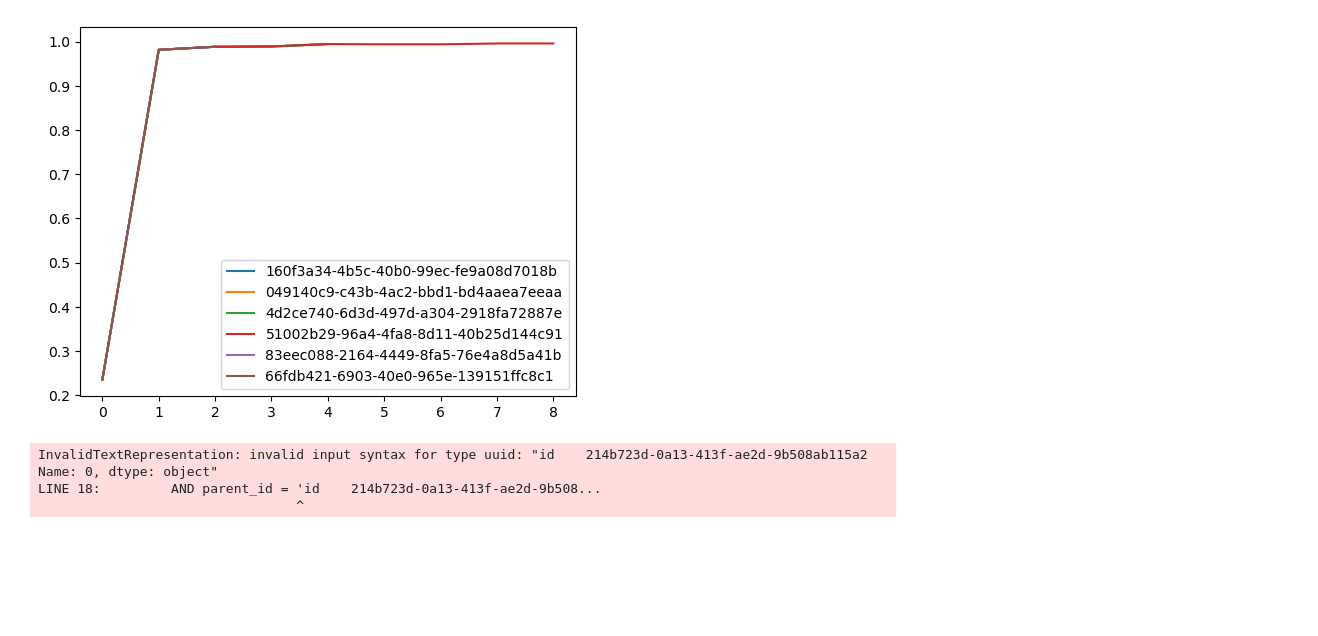
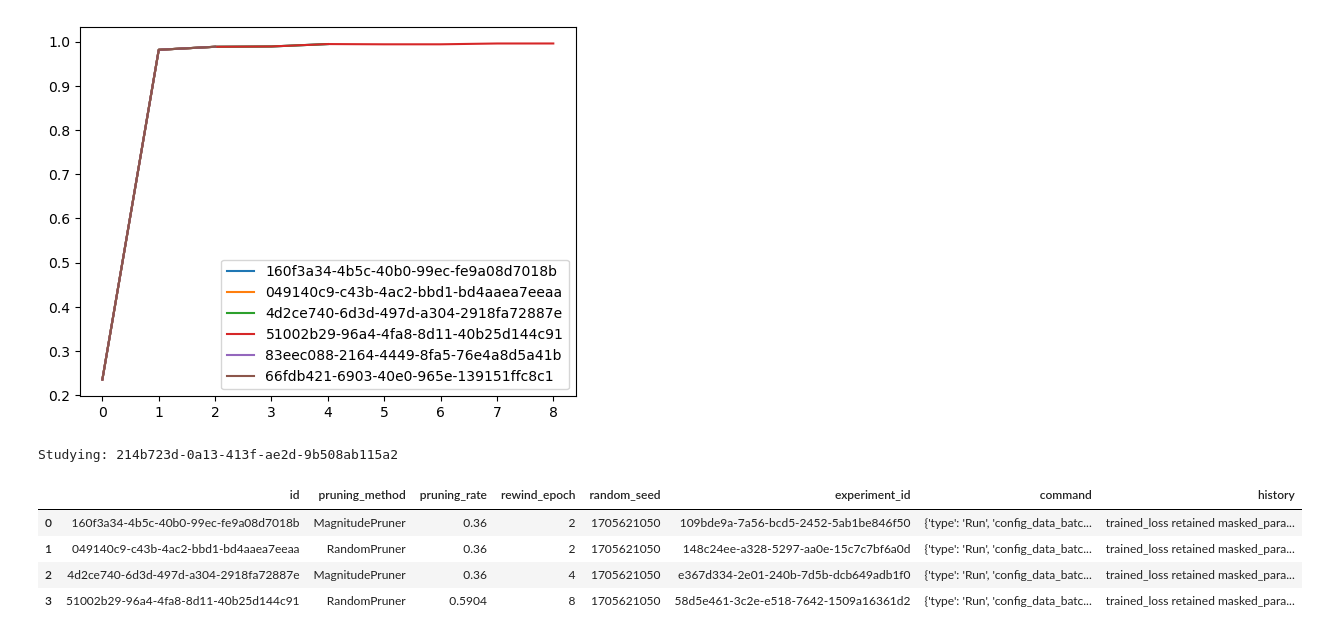
Before and after one commit to NREL/BUTTER-Empirical-Deep-Learning-Experimental-Framework, a Jupyter notebook: example/study.ipynb, the cells around one changed output. Saved outputs shown, nothing was run; the diff lists cells and outputs as text; code cells hidden in the pictures; blank space fills up the shorter version.

```diff
--- a/example/study.ipynb
+++ b/example/study.ipynb
@@ -288,10 +304,17 @@ plt.legend()
 plt.show()
 # %% [output]
 [figure]
-# %%
-runs = getExperiments(parentIDs.iloc[0])
-# %% [output]
-InvalidTextRepresentation: invalid input syntax for type uuid: "id    214b723d-0a13-413f-ae2d-9b508ab115a2
-Name: 0, dtype: object"
-LINE 18:         AND parent_id = 'id    214b723d-0a13-413f-ae2d-9b508...
-                                 ^
+# %%
+studyID = parentIDs['id'][0]
+print(f"Studying: {studyID}")
+experiments = getExperiments(studyID)
+# %% [output]
+Studying: 214b723d-0a13-413f-ae2d-9b508ab115a2
+# %%
+experiments.head(4)
+# %% [output]
+|  | id | pruning_method | pruning_rate | rewind_epoch | random_seed | experiment_id | command | history |
+| 0 | 160f3a34-4b5c-40b0-99ec-fe9a08d7018b | MagnitudePruner | 0.36 | 2 | 1705621050 | 109bde9a-7a56-bcd5-2452-5ab1be846f50 | {'type': 'Run', 'config_data_batc... | trained_loss retained masked_para... |
+| 1 | 049140c9-c43b-4ac2-bbd1-bd4aaea7eeaa | RandomPruner | 0.36 | 2 | 1705621050 | 148c24ee-a328-5297-aa0e-15c7c7bf6a0d | {'type': 'Run', 'config_data_batc... | trained_loss retained masked_para... |
+| 2 | 4d2ce740-6d3d-497d-a304-2918fa72887e | MagnitudePruner | 0.36 | 4 | 1705621050 | e367d334-2e01-240b-7d5b-dcb649adb1f0 | {'type': 'Run', 'config_data_batc... | trained_loss retained masked_para... |
+| 3 | 51002b29-96a4-4fa8-8d11-40b25d144c91 | RandomPruner | 0.5904 | 8 | 1705621050 | 58d5e461-3c2e-e518-7642-1509a16361d2 | {'type': 'Run', 'config_data_batc... | trained_loss retained masked_para... |
```
Also changed, not shown: parts of 5 cells of this notebook.
